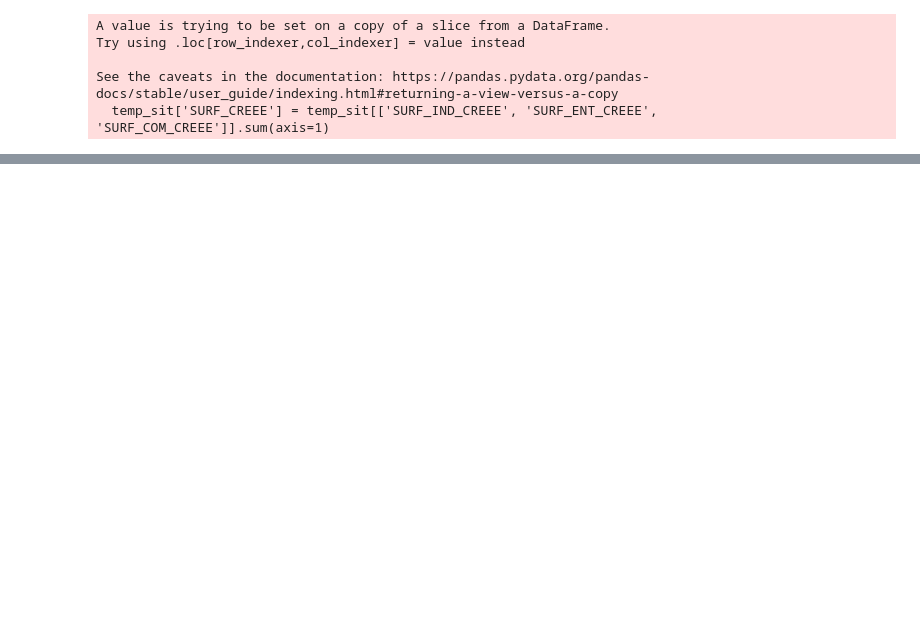
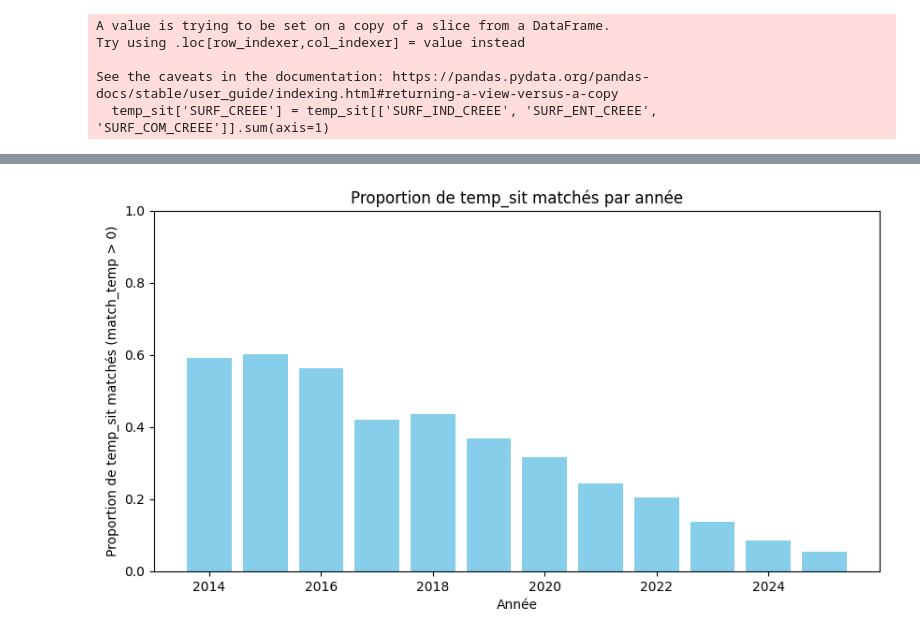
Before and after one commit to xdalp/projet3A, a Jupyter notebook: appariement_Sitadel_BDTopo.ipynb, the cells around one changed output, grey strips where cells are left out. Cells and saved outputs as stored; diff of their text form; code cells hidden in the pictures; blank space fills up the shorter version.

```diff
--- a/appariement_Sitadel_BDTopo.ipynb
+++ b/appariement_Sitadel_BDTopo.ipynb
@@ -552,0 +340,26 @@ temp_sit[(temp_sit['match_temp'] > 0) & (temp_sit['SURF_CREEE'] > 7000)].head(50
+# %%
+import matplotlib.pyplot as plt
+
+# On récupère les années présentes
+annees = sorted(temp_sit['ANNEE_REELLE_AUTORISATION'].dropna().unique())
+
+# Calculer la proportion de match pour chaque année
+proportions = []
+for annee in annees:
+    subset = temp_sit[temp_sit['ANNEE_REELLE_AUTORISATION'] == annee]
+    if len(subset) == 0:
+        proportions.append(0)
+    else:
+        prop = (subset['match_temp'] > 0).sum() / len(subset)
+        proportions.append(prop)
+
+# Plot
+plt.figure(figsize=(10,5))
+plt.bar(annees, proportions, color='skyblue')
+plt.xlabel('Année')
+plt.ylabel('Proportion de temp_sit matchés (match_temp > 0)')
+plt.title('Proportion de temp_sit matchés par année')
+plt.ylim(0, 1)
+plt.show()
+# %% [output]
+[figure, added]
```
Also changed, not shown: parts of 37 cells of this notebook, 6 other files.
